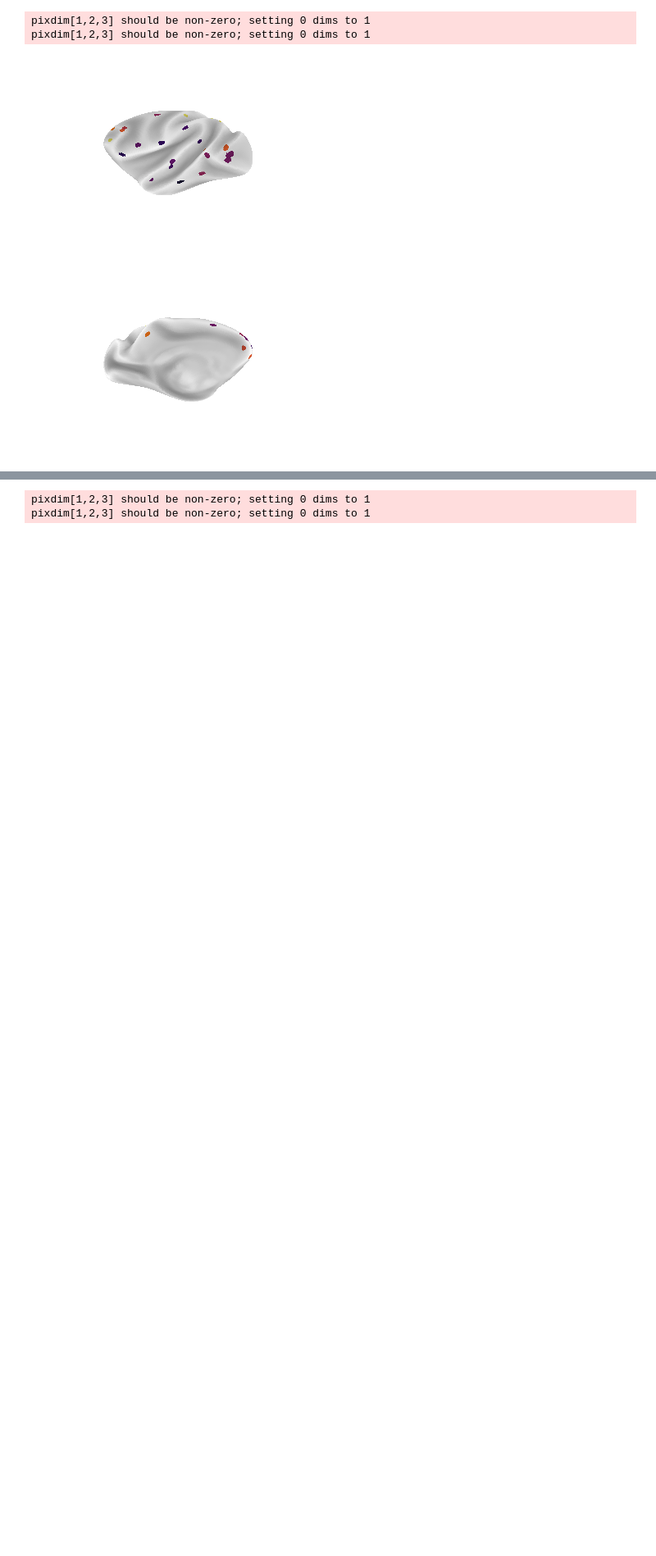
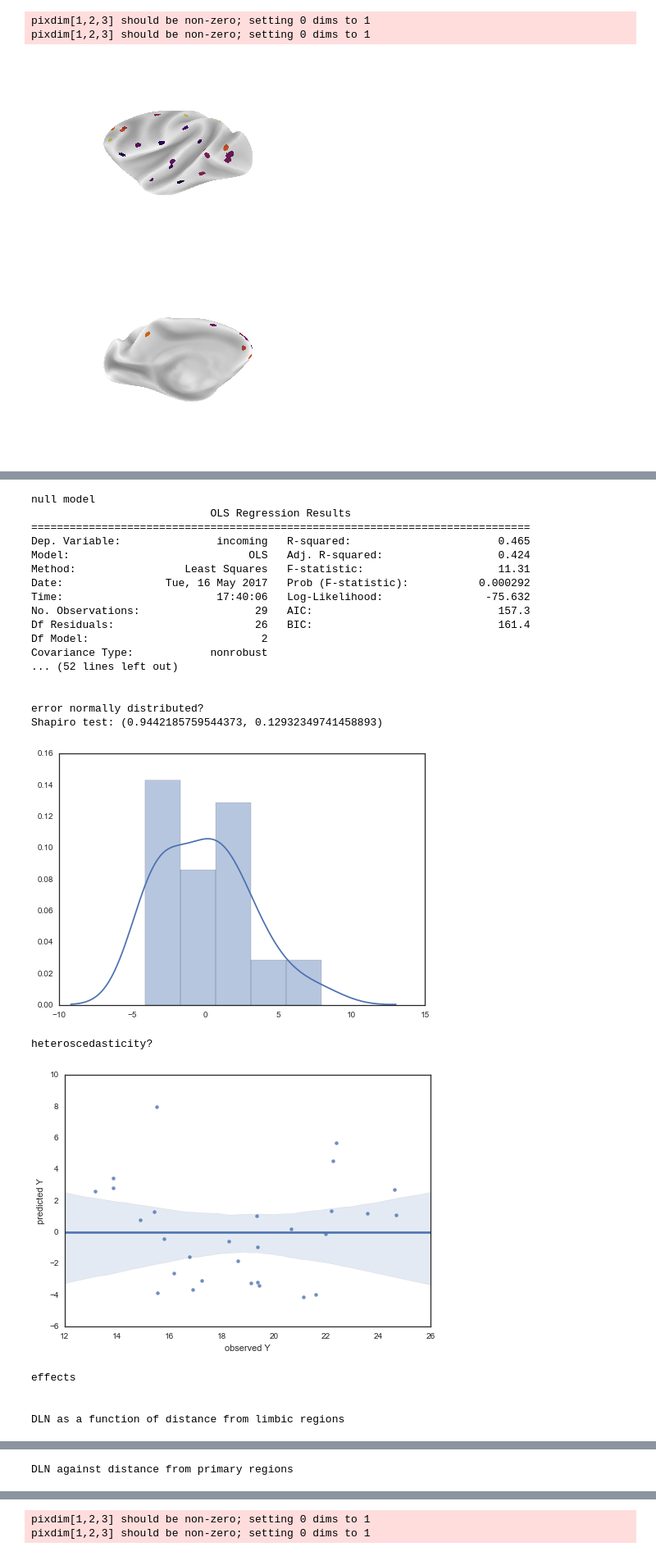
Before and after one commit to soligschlager/distconnect_macaque, a Jupyter notebook: incoming.ipynb, the cells around one changed output, grey strips where cells are left out. Shown at 82% size. Saved outputs shown, nothing was run; the diff lists cells and outputs as text; code cells hidden in the pictures; blank space fills up the shorter version.

```diff
--- a/incoming.ipynb
+++ b/incoming.ipynb
@@ -158,0 +161,67 @@ pixdim[1,2,3] should be non-zero; setting 0 dims to 1
+# %%
+def full_analysis(y):
+
+
+    print '\nnull model'
+    null = smf.ols(formula='%s ~ location \
+                                 + region_size' % y, data=df_r).fit()
+    print null.summary()
+
+    print '\n\n\nfull model'
+    full = smf.ols(formula='%s ~ + dist_inj_limb \
+                                 + dist_inj_prim' % y, data=df_r).fit()
+    print full.summary()
+
+    print '\n\n\n\nmodel assumptions'
+    print '\n\nerror normally distributed?'
+    print 'Shapiro test:', shapiro(full.resid)
+    sns.distplot(full.resid)
+    plt.show()
+
+    print '\n\nheteroscedasticity?'
+    sns.regplot(full.predict(), full.resid)
+    plt.xlabel('observed Y')
+    plt.ylabel('predicted Y')
+    plt.show()
+
+    print '\n\n\neffects'
+    print '\n\nDLN as a function of distance from limbic regions'
+    sns.regplot(df_r['dist_inj_limb'][~df_r['injection sites'].isnull()],
+                null.resid + df_r[y].mean())
+    plt.ylabel('corrected DLN')
+    plt.show()
+
+    print '\nDLN against distance from primary regions'
+    sns.regplot(df_r['dist_inj_prim'][~df_r['injection sites'].isnull()],
+                null.resid + df_r[y].mean())
+    plt.ylabel('corrected DLN')
+    plt.show()
+
+    return null, full
+# %%
+null, full = full_analysis('incoming')
+# %% [output]
+null model
+                            OLS Regression Results
+==============================================================================
+Dep. Variable:               incoming   R-squared:                       0.465
+Model:                            OLS   Adj. R-squared:                  0.424
+Method:                 Least Squares   F-statistic:                     11.31
+Date:                Tue, 16 May 2017   Prob (F-statistic):           0.000292
+Time:                        17:40:06   Log-Likelihood:                -75.632
+No. Observations:                  29   AIC:                             157.3
+Df Residuals:                      26   BIC:                             161.4
+Df Model:                           2
+Covariance Type:            nonrobust
+... (52 lines left out)
+
+
+error normally distributed?
+Shapiro test: (0.9442185759544373, 0.12932349741458893)
+[figure, added]
+heteroscedasticity?
+[figure, added]
+effects
+
+
+DLN as a function of distance from limbic regions
@@ -158,0 +229 @@ pixdim[1,2,3] should be non-zero; setting 0 dims to 1
+DLN against distance from primary regions
```
Also changed, not shown: parts of 2 cells of this notebook, 3 other files.
